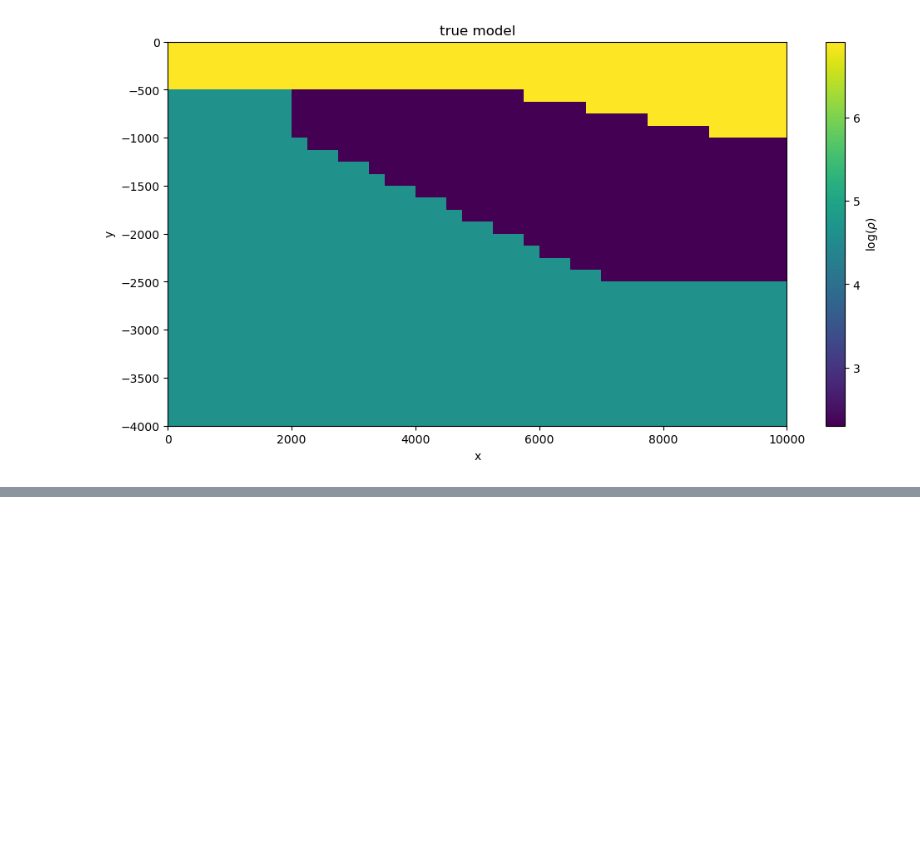
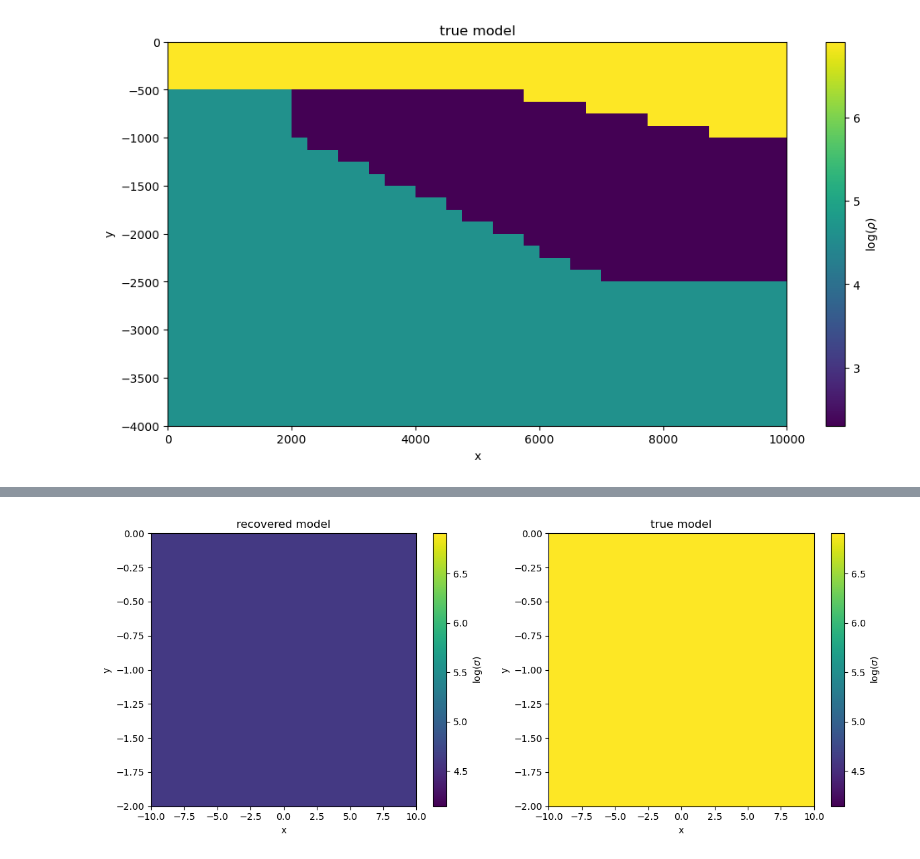
Before and after one commit to SabrinaAshik/EOSC454-Project-SabrinaAshik, a Jupyter notebook: 3d_files/3d_fwd_fdem_simulation.ipynb, the cells around one changed output, grey strips where cells are left out. Cells and saved outputs as stored; diff of their text form; code cells hidden in the pictures; blank space fills up the shorter version.

Commit message:
started 2D inversion

```diff
--- a/3d_files/3d_fwd_fdem_simulation.ipynb
+++ b/3d_files/3d_fwd_fdem_simulation.ipynb
@@ -266,0 +341,6 @@ if write_output:
+# %%
+data = prob.make_synthetic_data(
+    m_true, relative_error=0.05, noise_floor=1e-11, add_noise=False
+)
+
+dclean = data.dclean
@@ -266,0 +349,14 @@ if write_output:
+# %%
+dmisfit = data_misfit.L2DataMisfit(simulation=prob, data=data)
+reg = regularization.WeightedLeastSquares(inversion_mesh)
+opt = optimization.InexactGaussNewton(maxIterCG=10, remember="xc")
+invProb = inverse_problem.BaseInvProblem(dmisfit, reg, opt)
+
+betaest = directives.BetaEstimate_ByEig(beta0_ratio=0.05, n_pw_iter=1, seed=1)
+target = directives.TargetMisfit()
+
+directiveList = [betaest, target]
+inv = inversion.BaseInversion(invProb, directiveList=directiveList)
+# %%
+m0 = np.log(resistivity_deep) * np.ones(inversion_mesh.nC)
+mrec = inv.run(m0)
@@ -266,0 +381,33 @@ if write_output:
+# %%
+fig, ax = plt.subplots(1, 2, figsize=(12, 5))
+
+# put both plots on the same colorbar
+clim = np.r_[np.log(resistivity_surface), np.log(resistivity_deep)]
+
+# recovered model
+cb = plt.colorbar(
+    inversion_mesh.plot_image(mrec, ax=ax[0], clim=clim)[0],
+    ax=ax[0],
+)
+ax[0].set_title("recovered model")
+cb.set_label(r"$\log(\sigma)$")
+
+# true model
+cb = plt.colorbar(
+    inversion_mesh.plot_image(m_true, ax=ax[1], clim=clim)[0],
+    ax=ax[1],
+)
+ax[1].set_title("true model")
+cb.set_label(r"$\log(\sigma)$")
+
+# # uncomment to plot the true interface
+# x = np.linspace(-10, 10, 50)
+# [a.plot(x, interface(x), 'k') for a in ax]
+
+[a.set_xlim([-10, 10]) for a in ax]
+[a.set_ylim([-2, 0]) for a in ax]
+
+plt.tight_layout()
+plt.show()
+# %% [output]
+[figure, added]
```
Also changed, not shown: parts of 13 cells of this notebook, 5 other files.
